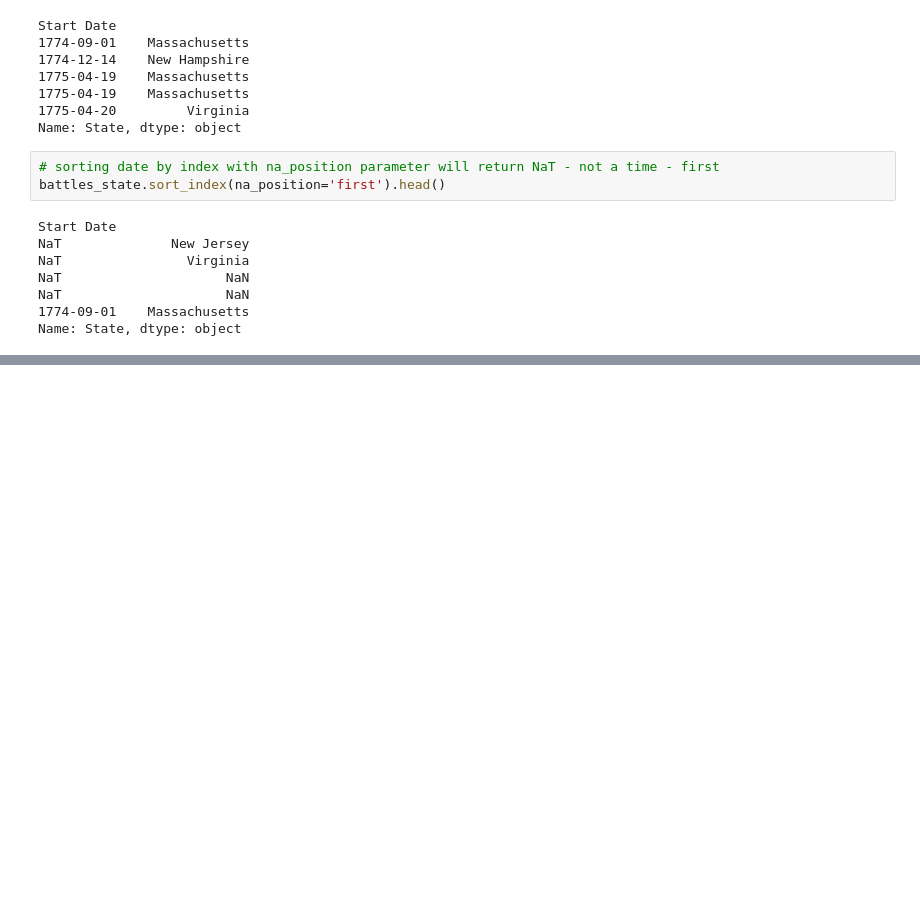
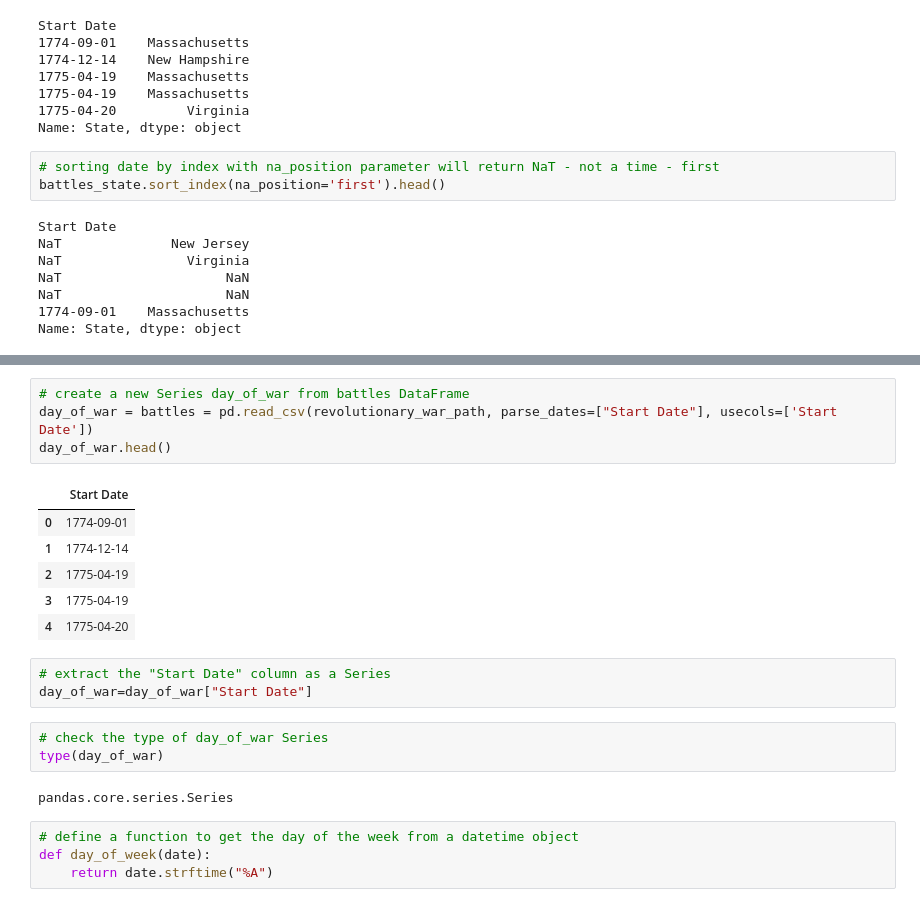
Before and after one commit to Kobzarko/PANDAS-IN-ACTION, a Jupyter notebook: Chapter 3 Series methods/chapter_03_series_methods.ipynb, the cells around one changed output, grey strips where cells are left out. Cells and saved outputs as stored; diff of their text form; blank space fills up the shorter version.

```diff
--- a/Chapter 3 Series methods/chapter_03_series_methods.ipynb
+++ b/Chapter 3 Series methods/chapter_03_series_methods.ipynb
@@ -184,0 +533,23 @@ Name: State, dtype: object
+# %%
+# create a new Series day_of_war from battles DataFrame
+day_of_war = battles = pd.read_csv(revolutionary_war_path, parse_dates=["Start Date"], usecols=['Start Date'])
+day_of_war.head()
+# %% [output]
+|  | Start Date |
+| 0 | 1774-09-01 |
+| 1 | 1774-12-14 |
+| 2 | 1775-04-19 |
+| 3 | 1775-04-19 |
+| 4 | 1775-04-20 |
+# %%
+# extract the "Start Date" column as a Series
+day_of_war=day_of_war["Start Date"]
+# %%
+# check the type of day_of_war Series
+type(day_of_war)
+# %% [output]
+pandas.core.series.Series
+# %%
+# define a function to get the day of the week from a datetime object
+def day_of_week(date):
+    return date.strftime("%A")
```
Also changed, not shown: parts of 51 cells of this notebook, 1 other file.
